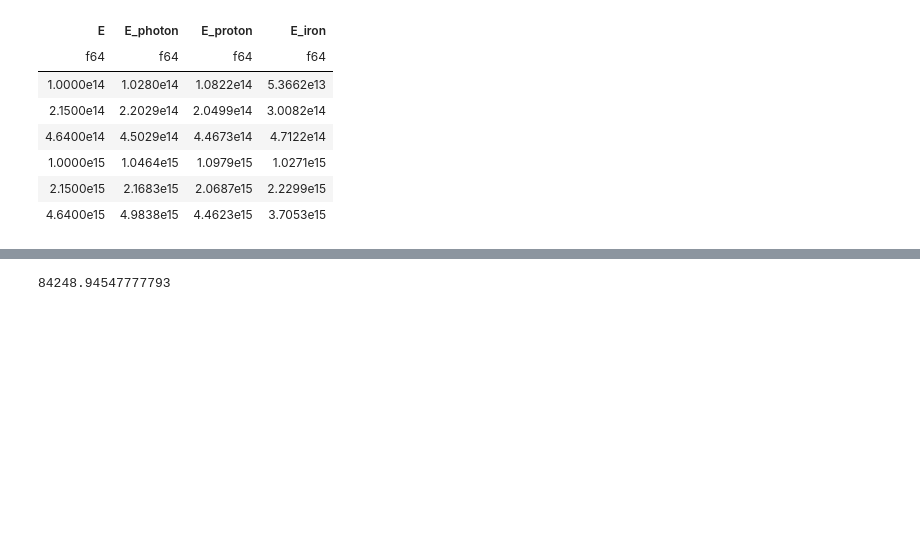
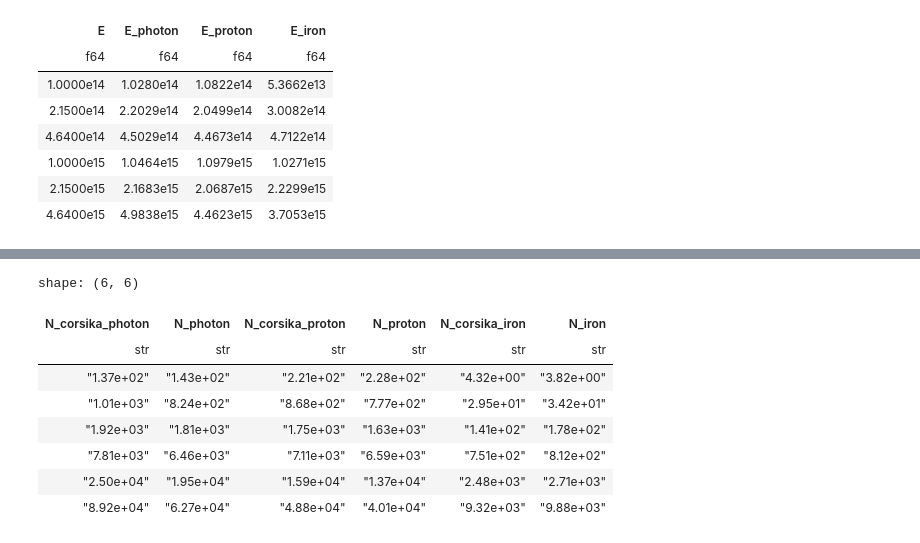
Before and after one commit to lucas-orfei/mestrado, a Jupyter notebook: barycenter_electrons.ipynb, the cells around one changed output, grey strips where cells are left out. Saved outputs shown, nothing was run; the diff lists cells and outputs as text; code cells hidden in the pictures; blank space fills up the shorter version.

Commit message:
Integral para o N_e
Integral até 5,29 m para calcular o número de elétrons.

```diff
--- a/barycenter_electrons.ipynb
+++ b/barycenter_electrons.ipynb
@@ -317,13 +317,13 @@ p_photon = 1.39 #+- 0.02
 c_photon = [1975,5697,1.539E4,4.969E4,1.368E5,4.35E5]
 s_photon = [1.506,1.303,1.364,1.334,1.307,1.304]
 E_photon = []
-N_photon = []
+
 
 for i in range(len(c_photon)):
     E = (c_photon[i]/k_photon)**(1/p_photon)
     E_photon.append(E)
-    N = ((c_photon[i])/((r0**(s_photon[i]))))*(1000**((s_photon[i]-1))/(s_photon[i]-1))*math.pi*1000**2
-    N_photon.append(N)
+    #N = ((c_photon[i])/((r0**(s_photon[i]))))*(1000**((s_photon[i]-1))/(s_photon[i]-1))*math.pi*1000**2
+    #N_photon.append(N)
     #print('{:e}'.format(E_photon[i]))
 
 
@@ -421,8 +376,56 @@ sns.scatterplot(x = logE, y = logN_c, color = '#700353', ax = ax)
-# %%
-c = 1824
-s = 1.521
-r0 = 7800
-
-((c)/((r0**(s))))*(500**((s-1))/(s-1))*math.pi*500**2
-# %% [output]
-84248.94547777793
+# %%
+# Integral até 5,29 m
+
+N_photon = []
+N_proton = []
+N_iron = []
+
+N_corsika_photon = [0.0155954, 0.114771, 0.218158, 0.888484, 2.84275, 10.1411]
+N_corsika_proton = [0.0251249, 0.0986945, 0.199337, 0.808285, 1.80662, 5.55271]
+N_corsika_iron = [0.000491575, 0.00335125, 0.0160691, 0.0854595, 0.282274, 1.05979]
+
+area = math.pi*529**2/100
+
+N_corsika_photon = [x * area for x in N_corsika_photon]
+N_corsika_proton = [x * area for x in N_corsika_proton]
+N_corsika_iron = [x * area for x in N_corsika_iron]
+
+for i in range(len(E_photon)):
+    aux = (2*math.pi*c_photon[i]/((r0**(s_photon[i]))))*(529**((s_photon[i]))/(s_photon[i]))
+    N_photon.append(aux)
+
+for i in range(len(E_proton)):
+    aux = (2*math.pi*c_proton[i]/((r0**(s_proton[i]))))*(529**((s_proton[i]))/(s_proton[i]))
+    N_proton.append(aux)
+
+for i in range(len(E_iron)):
+    aux = (2*math.pi*c_iron[i]/((r0**(s_iron[i]))))*(529**((s_iron[i]))/(s_iron[i]))
+    N_iron.append(aux)
+
+data = {
+    'N_corsika_photon':N_corsika_photon,
+    'N_photon':N_photon,
+    'N_corsika_proton': N_corsika_proton,
+    'N_proton':N_proton,
+    'N_corsika_iron':N_corsika_iron,
+    'N_iron':N_iron
+}
+
+df = pl.DataFrame(data)
+
+df = df.select([
+    pl.col(column).map_elements(lambda x: f"{x:.2e}").alias(column)
+    for column in df.columns
+])
+
+df
+# %% [output]
+shape: (6, 6)
+| N_corsika_photon | N_photon | N_corsika_proton | N_proton | N_corsika_iron | N_iron |
+| str | str | str | str | str | str |
+| "1.37e+02" | "1.43e+02" | "2.21e+02" | "2.28e+02" | "4.32e+00" | "3.82e+00" |
+| "1.01e+03" | "8.24e+02" | "8.68e+02" | "7.77e+02" | "2.95e+01" | "3.42e+01" |
+| "1.92e+03" | "1.81e+03" | "1.75e+03" | "1.63e+03" | "1.41e+02" | "1.78e+02" |
+| "7.81e+03" | "6.46e+03" | "7.11e+03" | "6.59e+03" | "7.51e+02" | "8.12e+02" |
+| "2.50e+04" | "1.95e+04" | "1.59e+04" | "1.37e+04" | "2.48e+03" | "2.71e+03" |
+| "8.92e+04" | "6.27e+04" | "4.88e+04" | "4.01e+04" | "9.32e+03" | "9.88e+03" |
```
Also changed, not shown: parts of 6 cells of this notebook, 1 other file.
